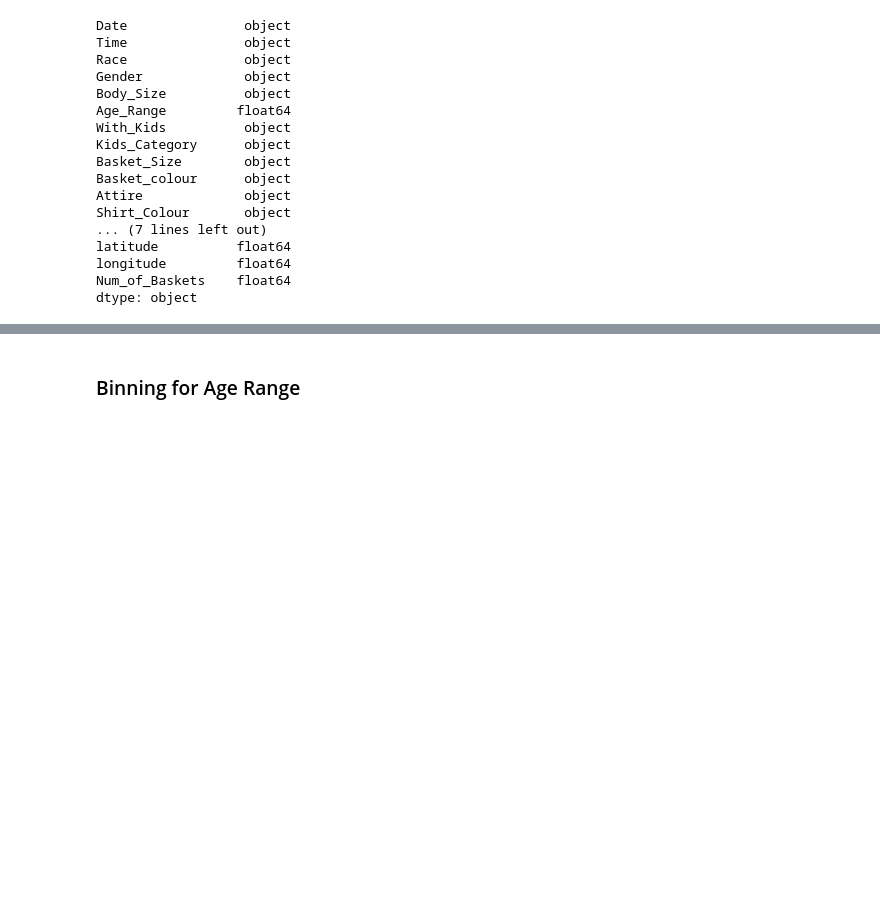
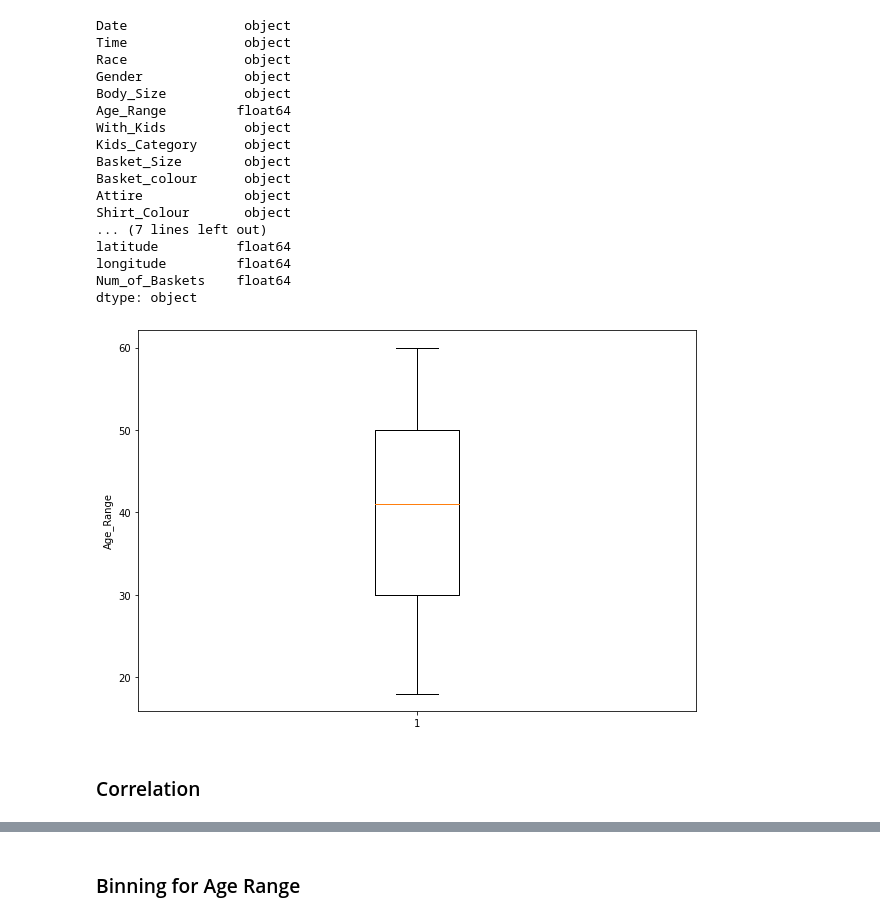
Before and after one commit to KelvinTee168/Data_Mining_Project, a Jupyter notebook: Project.ipynb, the cells around one changed output, grey strips where cells are left out. Cells and saved outputs as stored; diff of their text form; code cells hidden in the pictures; blank space fills up the shorter version.

```diff
--- a/Project.ipynb
+++ b/Project.ipynb
@@ -337,6 +534,19 @@ latitude          float64
 longitude         float64
 Num_of_Baskets    float64
 dtype: object
+# %%
+fig = plt.figure(figsize =(10, 7))
+
+# Creating plot
+plt.boxplot(dataframe['Age_Range'])
+
+plt.ylabel('Age_Range')
+# show plot
+plt.show()
+# %% [output]
+[figure, added]
+# %% [markdown]
+### Correlation
 # %%
 cor = new_df.corr()
 plt.figure(figsize=(10,10))
```
Also changed, not shown: parts of 94 cells of this notebook, 21 other files.
